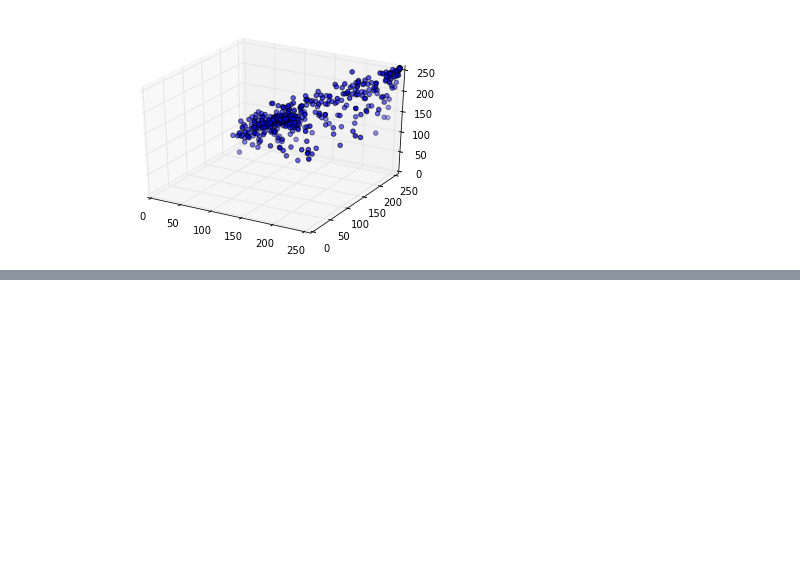
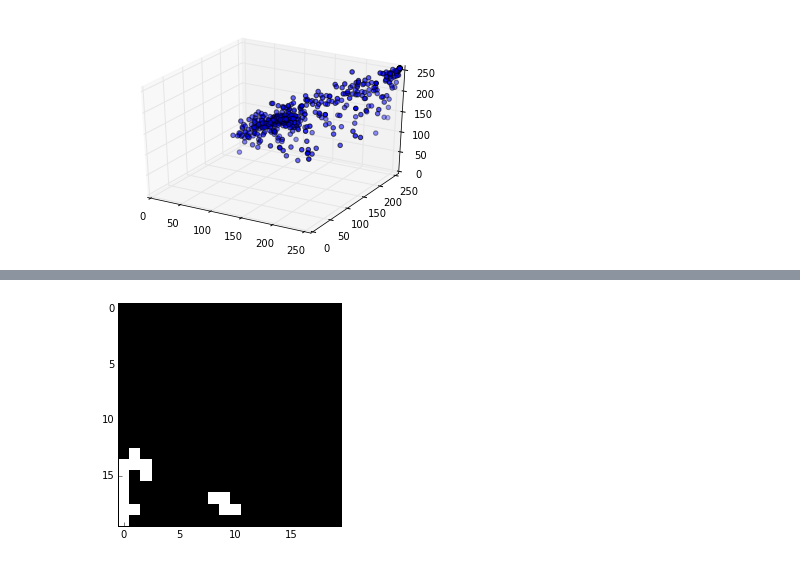
Before and after one commit to Rulison/background_blog, a Jupyter notebook: Background Subtraction EM.ipynb, the cells around one changed output, grey strips where cells are left out. Saved outputs shown, nothing was run; the diff lists cells and outputs as text; code cells hidden in the pictures; blank space fills up the shorter version.

```diff
--- a/Background Subtraction EM.ipynb
+++ b/Background Subtraction EM.ipynb
@@ -421,0 +421,5 @@ for i in range(490, 500):
+# %%
+skio.imshow(sampled_labels[23])
+skio.show()
+# %% [output]
+[figure, added]
```
Also changed, not shown: parts of 14 cells of this notebook.
